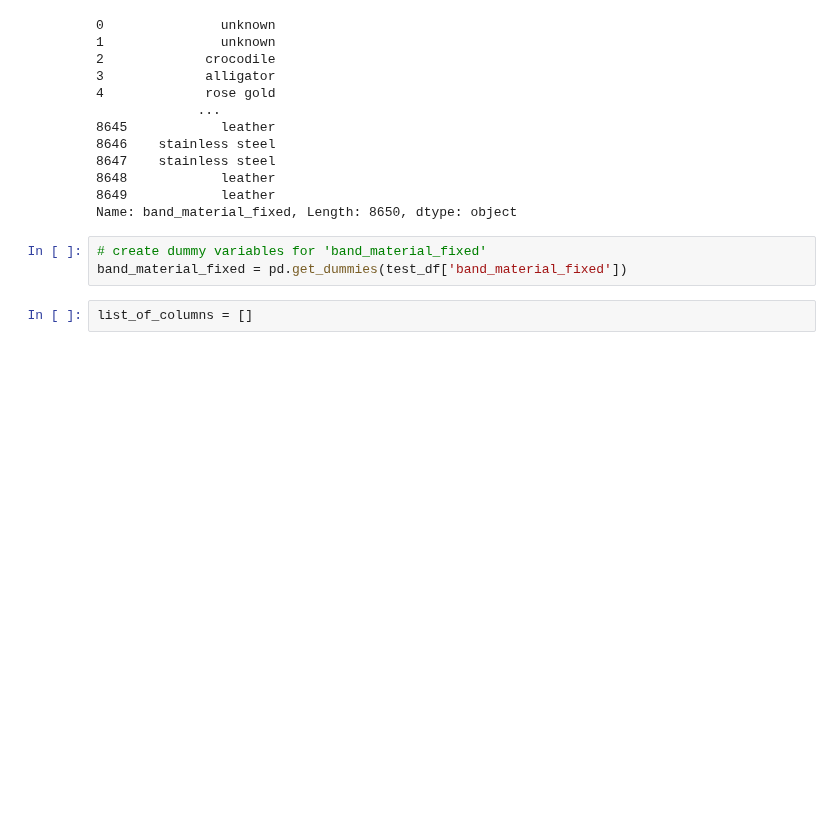
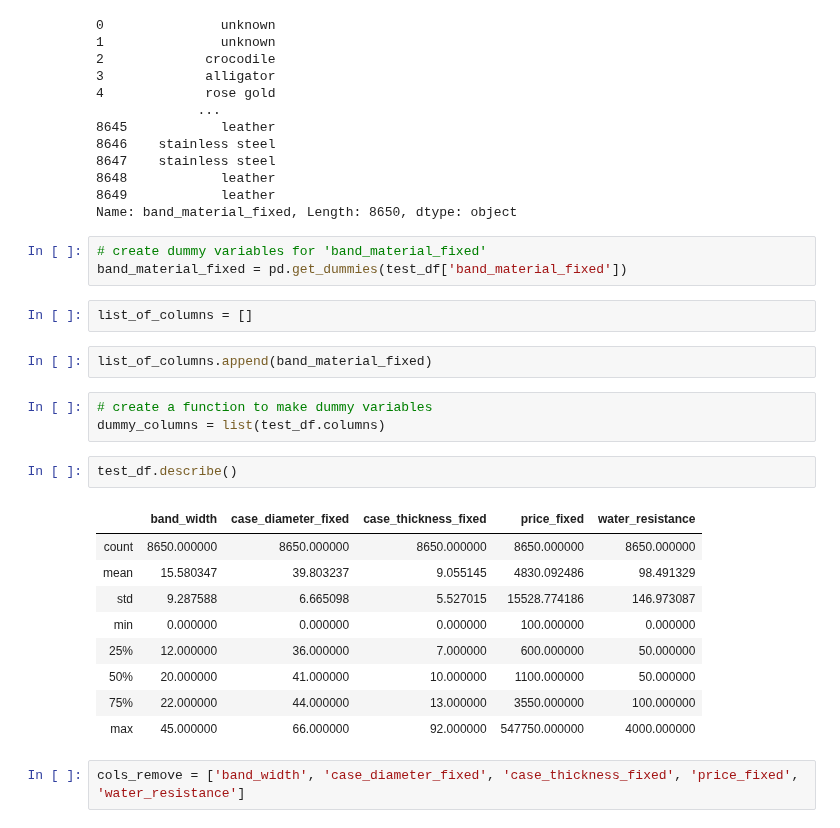
Before and after one commit to jcanque777/watchclassification, a Jupyter notebook: watch_classification_final.ipynb, the cells around one changed output. Drawn from its saved outputs; the diff is of its cells as text; blank space fills up the shorter version.

```diff
--- a/watch_classification_final.ipynb
+++ b/watch_classification_final.ipynb
@@ -506,3 +506,22 @@ Name: band_material_fixed, Length: 8650, dtype: object
 band_material_fixed = pd.get_dummies(test_df['band_material_fixed'])
 # %%
 list_of_columns = []
+# %%
+list_of_columns.append(band_material_fixed)
+# %%
+# create a function to make dummy variables
+dummy_columns = list(test_df.columns)
+# %%
+test_df.describe()
+# %% [output]
+|  | band_width | case_diameter_fixed | case_thickness_fixed | price_fixed | water_resistance |
+| count | 8650.000000 | 8650.000000 | 8650.000000 | 8650.000000 | 8650.000000 |
+| mean | 15.580347 | 39.803237 | 9.055145 | 4830.092486 | 98.491329 |
+| std | 9.287588 | 6.665098 | 5.527015 | 15528.774186 | 146.973087 |
+| min | 0.000000 | 0.000000 | 0.000000 | 100.000000 | 0.000000 |
+| 25% | 12.000000 | 36.000000 | 7.000000 | 600.000000 | 50.000000 |
+| 50% | 20.000000 | 41.000000 | 10.000000 | 1100.000000 | 50.000000 |
+| 75% | 22.000000 | 44.000000 | 13.000000 | 3550.000000 | 100.000000 |
+| max | 45.000000 | 66.000000 | 92.000000 | 547750.000000 | 4000.000000 |
+# %%
+cols_remove = ['band_width', 'case_diameter_fixed', 'case_thickness_fixed', 'price_fixed', 'water_resistance']
```
